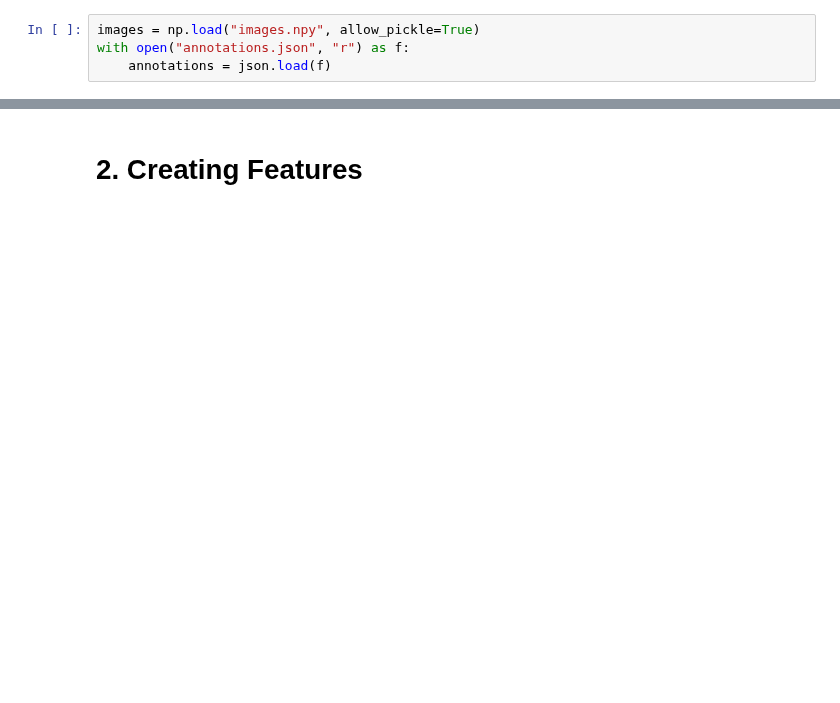
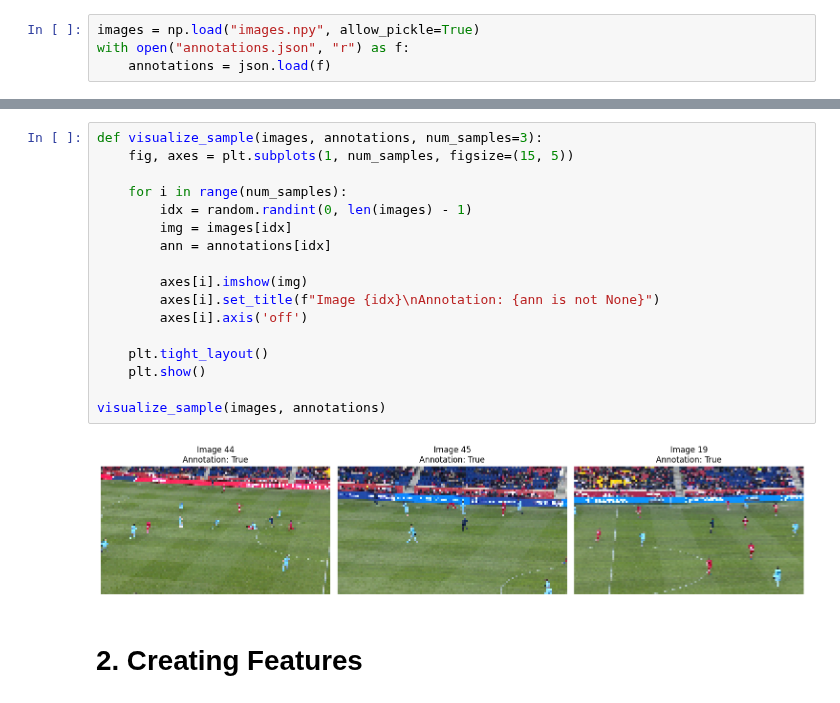
Before and after one commit to Mehrnaz4Hosseini/DataScience, a Jupyter notebook: CA5&6/4_Image_Segmentation_Using_Clustering_Methods/image_segmentation_using_clustering_methods.ipynb, the cells around one changed output, grey strips where cells are left out. Drawn from its saved outputs; the diff is of its cells as text; blank space fills up the shorter version.

```diff
--- a/CA5&6/4_Image_Segmentation_Using_Clustering_Methods/image_segmentation_using_clustering_methods.ipynb
+++ b/CA5&6/4_Image_Segmentation_Using_Clustering_Methods/image_segmentation_using_clustering_methods.ipynb
@@ -76,3 +135,22 @@ with open("annotations.json", "r") as f:
+# %%
+def visualize_sample(images, annotations, num_samples=3):
+    fig, axes = plt.subplots(1, num_samples, figsize=(15, 5))
+
+    for i in range(num_samples):
+        idx = random.randint(0, len(images) - 1)
+        img = images[idx]
+        ann = annotations[idx]
+
+        axes[i].imshow(img)
+        axes[i].set_title(f"Image {idx}\nAnnotation: {ann is not None}")
+        axes[i].axis('off')
+
+    plt.tight_layout()
+    plt.show()
+
+visualize_sample(images, annotations)
+# %% [output]
+[figure, added]
 # %% [markdown]
 # 2. Creating Features
 # %%
```
Also changed, not shown: parts of 11 cells of this notebook.
